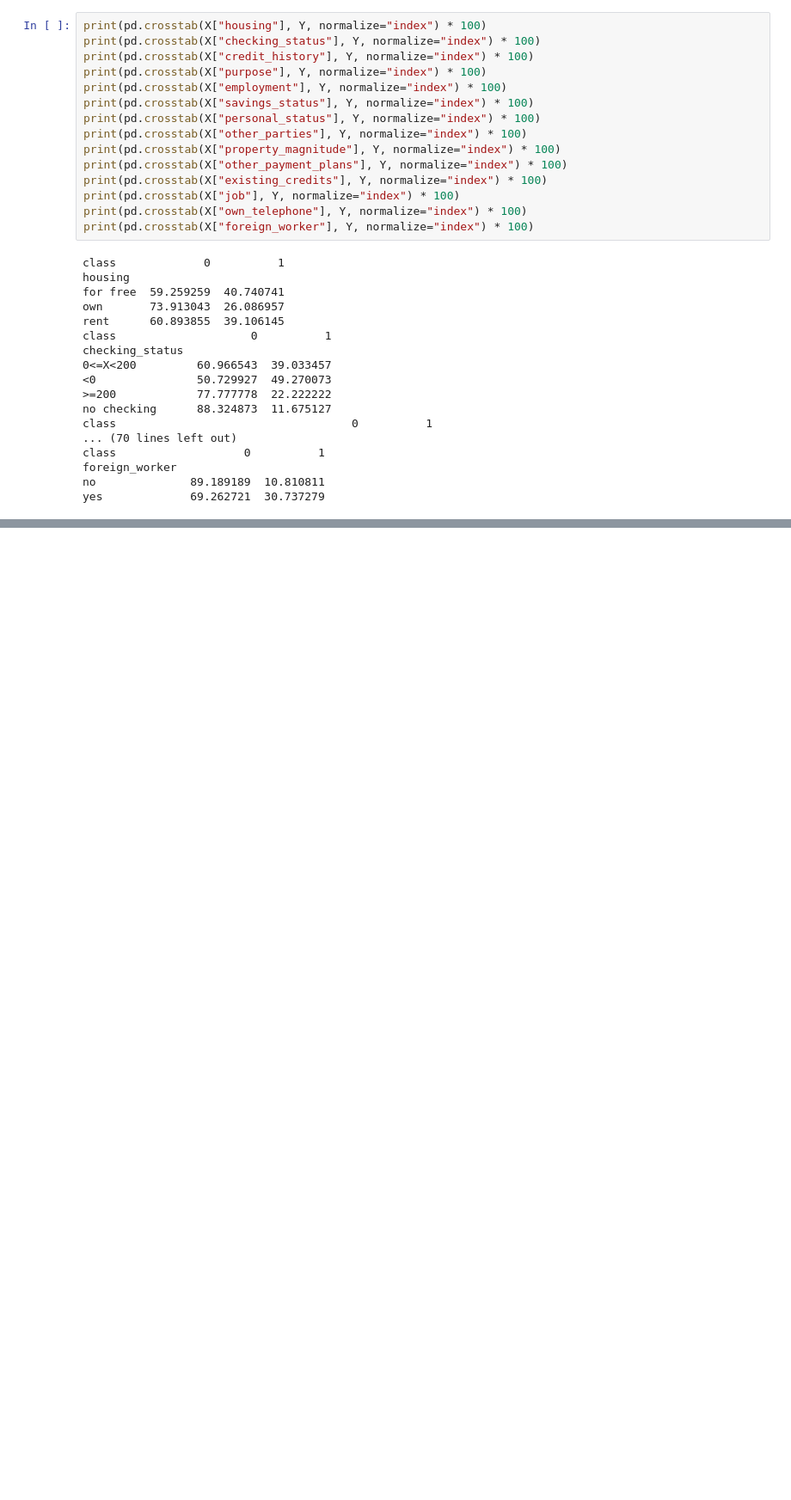
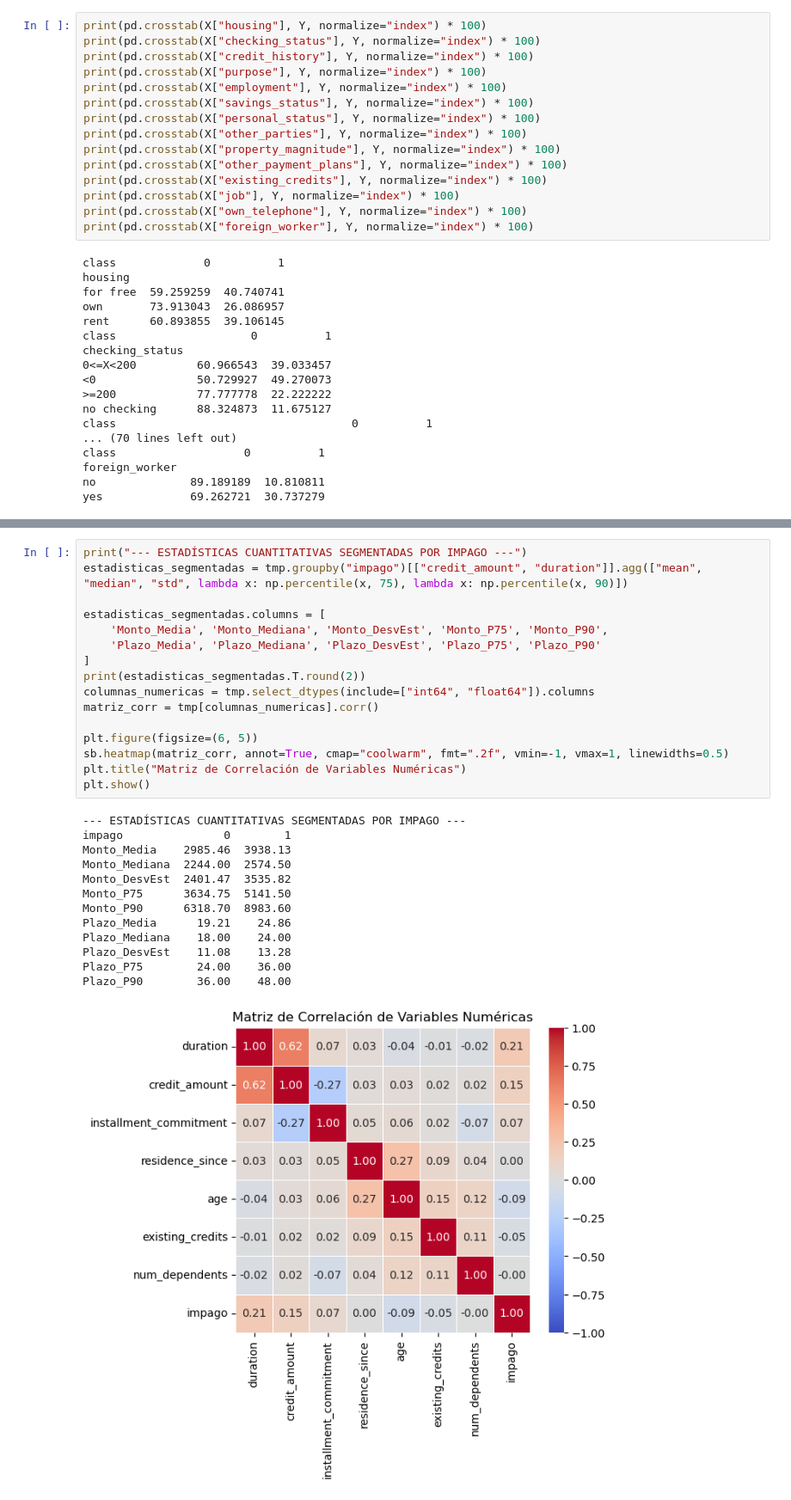
Before and after one commit to DannyGArballo/IA-Explicable-Inclusion-Financiera, a Jupyter notebook: EDA.ipynb, the cells around one changed output, grey strips where cells are left out. Shown at 86% size. Saved outputs shown, nothing was run; the diff lists cells and outputs as text; blank space fills up the shorter version.

```diff
--- a/EDA.ipynb
+++ b/EDA.ipynb
@@ -45,0 +99,30 @@ yes             69.262721  30.737279
+# %%
+print("--- ESTADÍSTICAS CUANTITATIVAS SEGMENTADAS POR IMPAGO ---")
+estadisticas_segmentadas = tmp.groupby("impago")[["credit_amount", "duration"]].agg(["mean", "median", "std", lambda x: np.percentile(x, 75), lambda x: np.percentile(x, 90)])
+
+estadisticas_segmentadas.columns = [
+    'Monto_Media', 'Monto_Mediana', 'Monto_DesvEst', 'Monto_P75', 'Monto_P90',
+    'Plazo_Media', 'Plazo_Mediana', 'Plazo_DesvEst', 'Plazo_P75', 'Plazo_P90'
+]
+print(estadisticas_segmentadas.T.round(2))
+columnas_numericas = tmp.select_dtypes(include=["int64", "float64"]).columns
+matriz_corr = tmp[columnas_numericas].corr()
+
+plt.figure(figsize=(6, 5))
+sb.heatmap(matriz_corr, annot=True, cmap="coolwarm", fmt=".2f", vmin=-1, vmax=1, linewidths=0.5)
+plt.title("Matriz de Correlación de Variables Numéricas")
+plt.show()
+# %% [output]
+--- ESTADÍSTICAS CUANTITATIVAS SEGMENTADAS POR IMPAGO ---
+impago               0        1
+Monto_Media    2985.46  3938.13
+Monto_Mediana  2244.00  2574.50
+Monto_DesvEst  2401.47  3535.82
+Monto_P75      3634.75  5141.50
+Monto_P90      6318.70  8983.60
+Plazo_Media      19.21    24.86
+Plazo_Mediana    18.00    24.00
+Plazo_DesvEst    11.08    13.28
+Plazo_P75        24.00    36.00
+Plazo_P90        36.00    48.00
+[figure, added]
```
Also changed, not shown: parts of 6 cells of this notebook.
